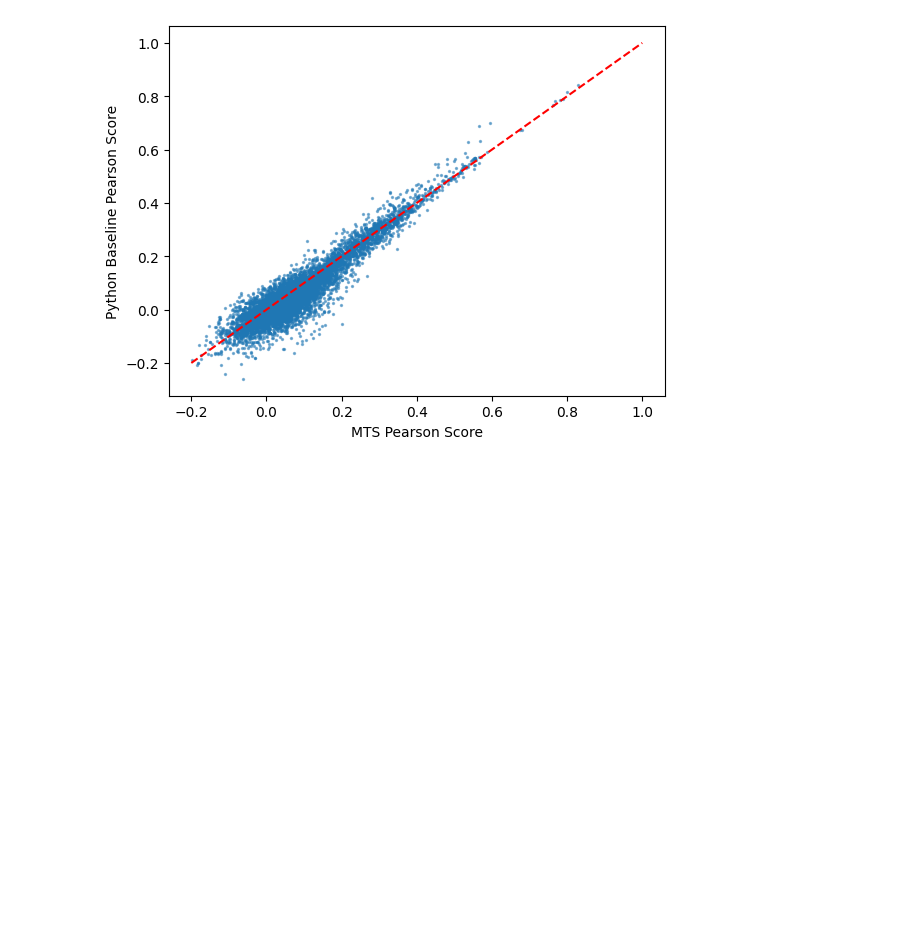
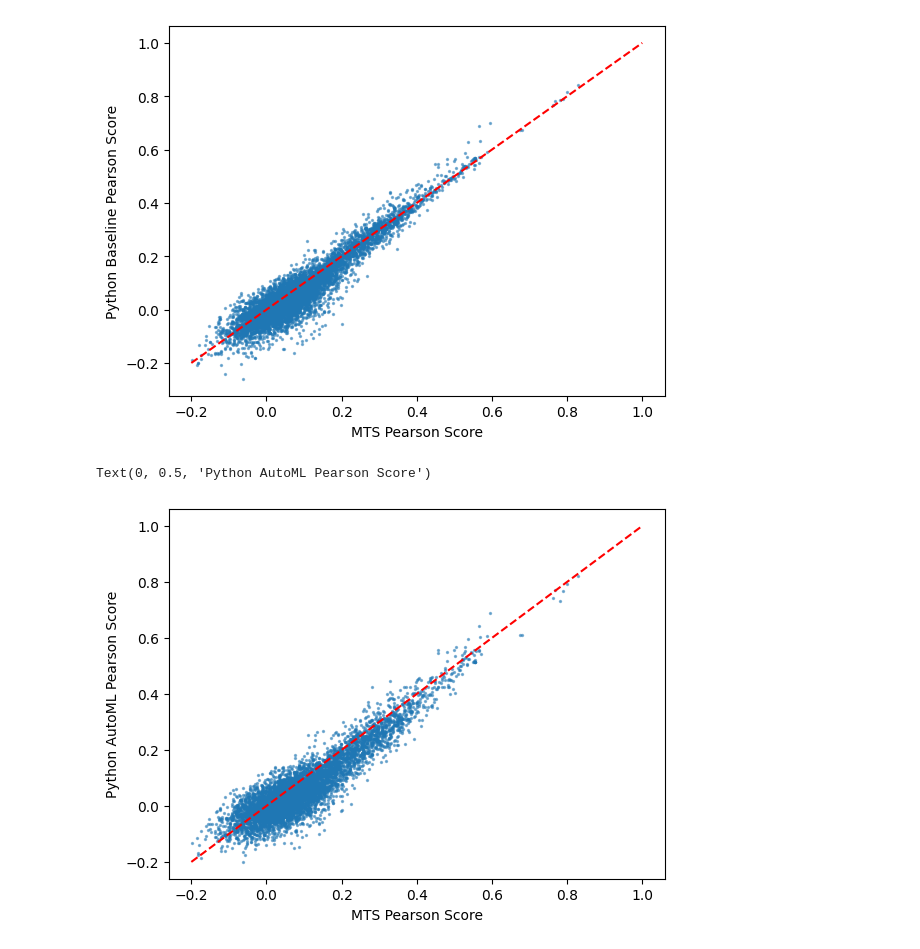
Before and after one commit to corsellolab/refract, a Jupyter notebook: notebooks/20240424_plots/1_compare_pearson_correlation.ipynb, the cells around one changed output. Saved outputs shown, nothing was run; the diff lists cells and outputs as text; code cells hidden in the pictures; blank space fills up the shorter version.

```diff
--- a/notebooks/20240424_plots/1_compare_pearson_correlation.ipynb
+++ b/notebooks/20240424_plots/1_compare_pearson_correlation.ipynb
@@ -37,6 +41,22 @@ for f in tqdm(baseline_files):
 base_df = pd.DataFrame(base_df)
 # rename "train_corr" to "python_baseline"
 base_df = base_df.rename(columns={"train_corr": "python_baseline"})
+# %%
+# load all of the automl baseline results
+automl_files = glob.glob("/scratch/users/nphill22/projects/corsello_lab/20240424_automl_workflow/output/baseline_automl/*/train_corr.txt")
+
+auto_df = []
+for f in tqdm(automl_files):
+    drug_name = os.path.basename(os.path.dirname(f))
+    with open(f, "r") as f:
+        line = f.readline().strip()
+        auto_df.append({"Drug": drug_name, "train_corr": float(line)})
+
+auto_df = pd.DataFrame(auto_df)
+# rename "train_corr" to "python_baseline"
+auto_df = auto_df.rename(columns={"train_corr": "python_automl"})
 # %%
 # merge
 df = pd.merge(mts_df, base_df, on="Drug", how="inner")
+# %%
+df = pd.merge(df, auto_df, on="Drug", how="inner")
@@ -51,3 +87,14 @@ plt.ylabel("Python Baseline Pearson Score")
 # %% [output]
 Text(0, 0.5, 'Python Baseline Pearson Score')
 [figure]
+# %%
+# scatterplot
+plt.scatter(df["PearsonScore"], df["python_automl"], alpha=0.5, s=2) # decrease point size
+# plot x = y dotted red line
+plt.plot([-.2, 1], [-.2, 1], color="red", linestyle="--")
+# add axis labels
+plt.xlabel("MTS Pearson Score")
+plt.ylabel("Python AutoML Pearson Score")
+# %% [output]
+Text(0, 0.5, 'Python AutoML Pearson Score')
+[figure, added]
```
Also changed, not shown: parts of 5 cells of this notebook, 8 other files.
